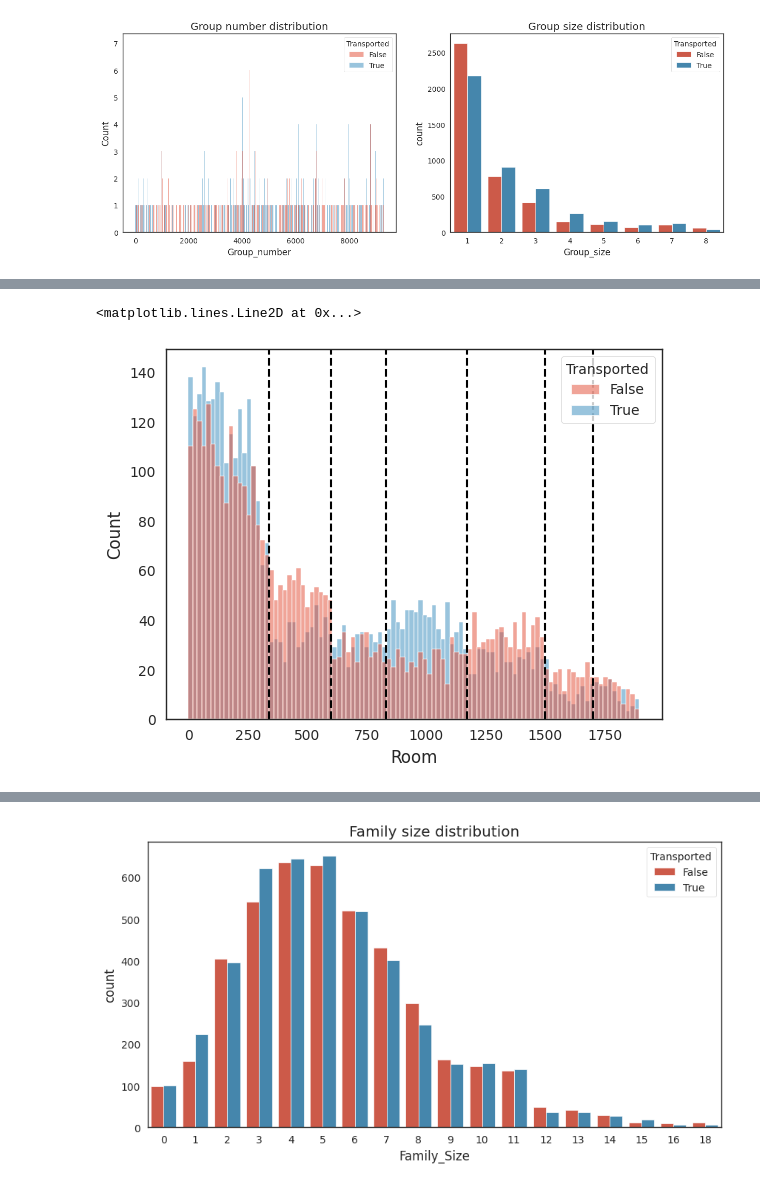
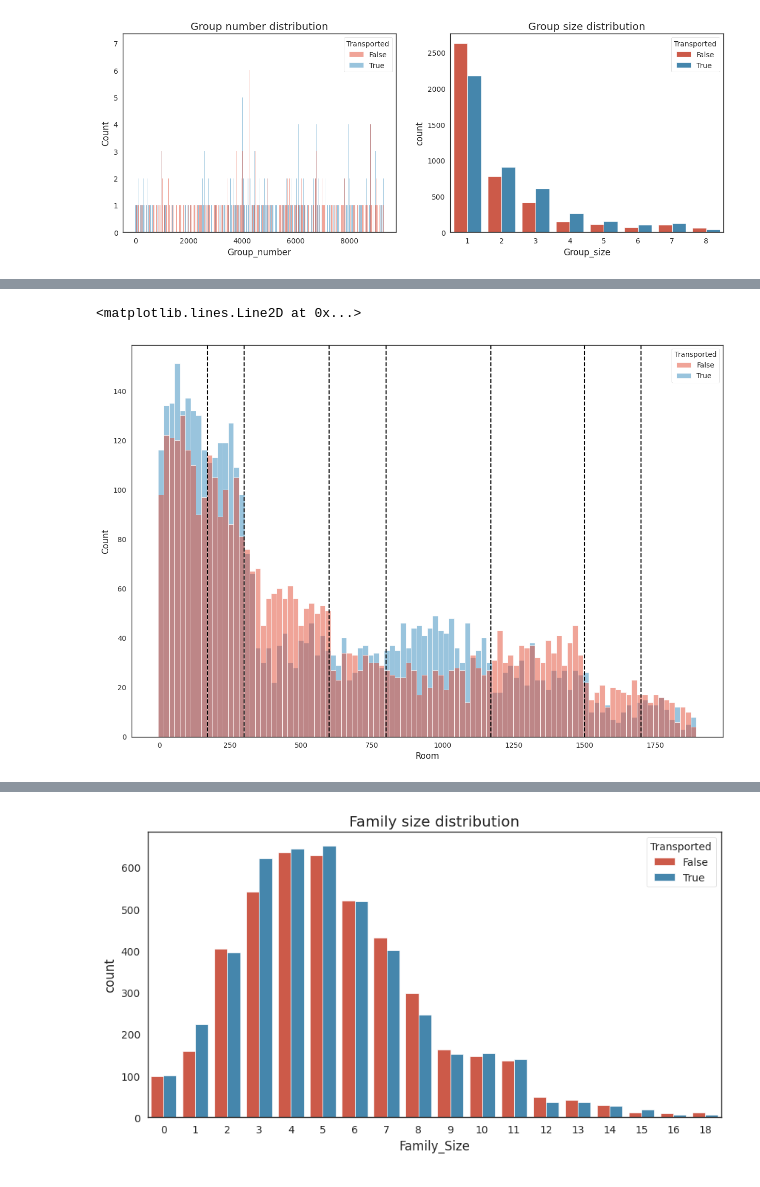
Before and after one commit to adamczycha/Kaggle, a Jupyter notebook: Spaceship_titanic.ipynb, the cells around one changed output, grey strips where cells are left out. Drawn from its saved outputs; the diff is of its cells as text; code cells hidden in the pictures.

```diff
--- a/Spaceship_titanic.ipynb
+++ b/Spaceship_titanic.ipynb
@@ -151,13 +151,15 @@ plt.axvline(x=60, color='black', linestyle='--')
 # %%
 for data in data_cleaner:
     data['Age_group'] = np.nan
-    data.loc[data['Age'] <= 12, 'Age_group'] = 'Age_0_12'
+    data.loc[data['Age'] == 0, 'Age_group'] = 'Age_0'
+    data.loc[(data['Age'] > 0) & (data['Age'] <= 4 ), 'Age_group'] = 'Age_1_4'
+    data.loc[(data['Age'] > 4) & (data['Age'] <= 12), 'Age_group'] = 'Age_4_12'
     data.loc[(data['Age'] > 12) & (data['Age'] <= 17), 'Age_group'] = 'Age_13_17'
     data.loc[(data['Age'] > 17) & (data['Age'] <= 24), 'Age_group'] = 'Age_18_24'
     data.loc[(data['Age'] > 24) & (data['Age'] <= 29), 'Age_group'] = 'Age_25_29'
     data.loc[(data['Age'] > 29) & (data['Age'] <= 33), 'Age_group'] = 'Age_30_33'
-    data.loc[(data['Age'] > 33) & (data['Age'] <= 40), 'Age_group'] = 'Age_34_40'
-    data.loc[(data['Age'] > 40) & (data['Age'] <= 50) , 'Age_group'] = 'Age_41_50'
-    data.loc[(data['Age'] > 50),'Age_group'] = 'Age_50+'
+    data.loc[(data['Age'] > 33) & (data['Age'] <= 36), 'Age_group'] = 'Age_34_36'
+    data.loc[(data['Age'] > 36) & (data['Age'] <= 39), 'Age_group'] = 'Age_36_39'
+    data.loc[(data['Age'] > 39) , 'Age_group'] = 'Age_40+'
 # %%
 plt.figure(figsize=(10,5))
@@ -201,8 +203,12 @@ plt.show()
 for data in data_cleaner:
     data.loc[data['Group_size'] == 1, 'Solo'] = 1
     data.loc[data['Group_size'] > 1, 'Solo'] = 0
+    data.loc[(data['Group_size'] > 1) & (data['Group_size'] < 5), 'Group2_3_4'] = 1
+    data.loc[(data['Group_size'] >= 5) | (data['Group_size'] == 1), 'Group2_3_4'] = 0
 
-sns.countplot(data = data1, x= 'Solo', hue='Transported');
+fig, ax = plt.subplots(1,2, figsize=(10,6))
+sns.countplot(data = data1, x= 'Solo', hue='Transported', ax = ax[0]);
 plt.title('Solo vs Transported');
-plt.show()
+sns.countplot(data = data1, x= 'Group2_3_4', hue='Transported', ax = ax[1]);
+plt.title('Group2_3_4 vs Transported');
 # %% [output]
@@ -237,15 +237,18 @@ for data in data_cleaner:
 # %%
-sns.histplot(data=data1, x = 'Room', hue = 'Transported', bins= 100)
-
-plt.axvline(x=340, color='black', linestyle='--')
+for data in data_cleaner:
+  data['Room'] = data['Room'].astype('float64')
+plt.figure(figsize=(15,10))
+sns.histplot(data=data1, x = 'Room', hue = 'Transported', bins=100)
+plt.axvline(x=170, color='black', linestyle='--')
+plt.axvline(x=300, color='black', linestyle='--')
 plt.axvline(x=600, color='black', linestyle='--')
-plt.axvline(x=830, color='black', linestyle='--')
+plt.axvline(x=800, color='black', linestyle='--')
 plt.axvline(x=1170, color='black', linestyle='--')
 plt.axvline(x=1500, color='black', linestyle='--')
 plt.axvline(x=1700, color='black', linestyle='--')
 # %% [output]
 <matplotlib.lines.Line2D at 0x...>
-[figure, old version]
+[figure, new version]
 # %%
 #One hot encoding for the rooms
 for data in data_cleaner:
```
Also changed, not shown: parts of 46 cells of this notebook.
